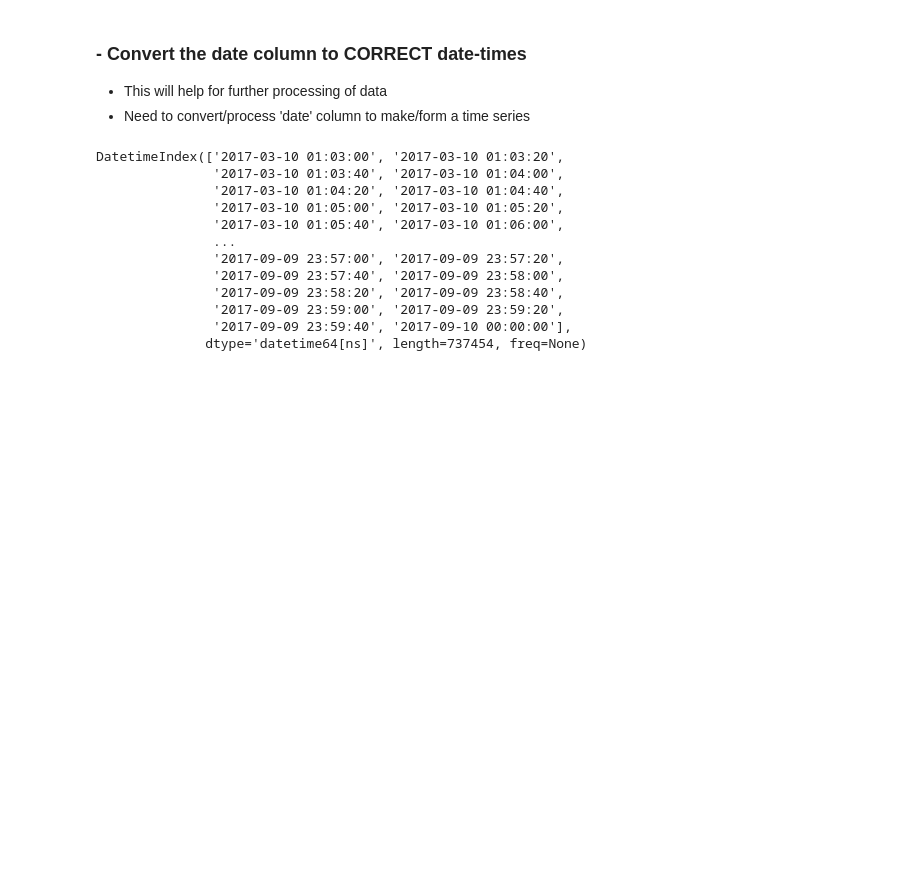
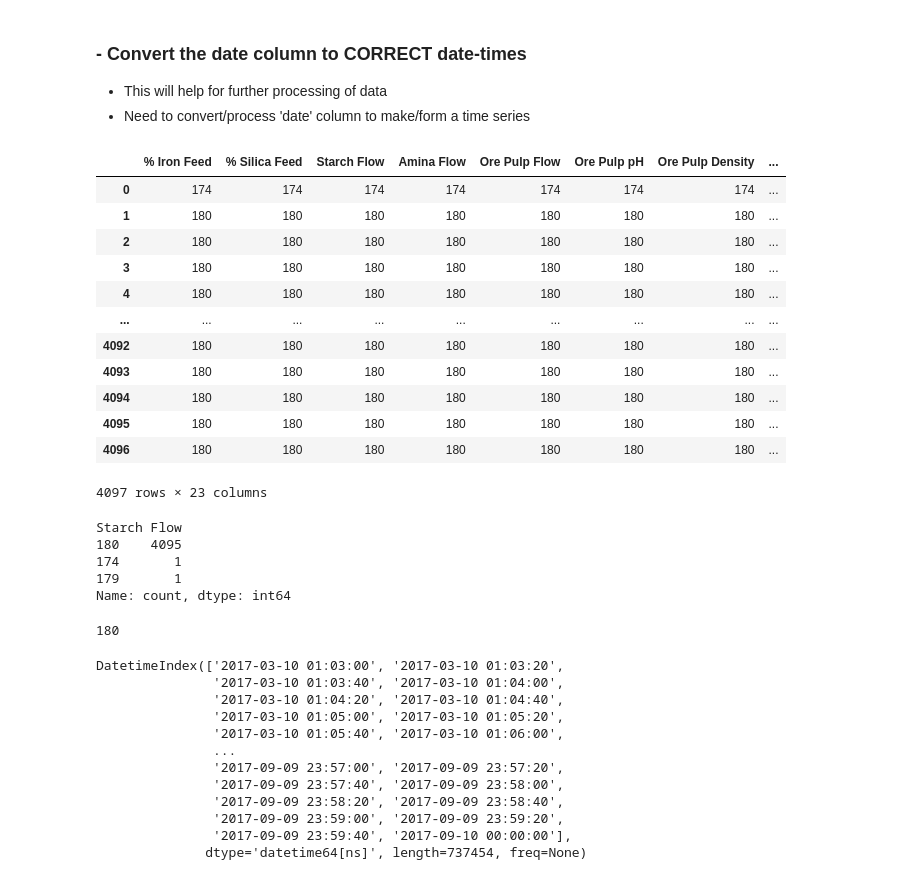
Before and after one commit to aminuldidar/ADAML-Project-Work, a Jupyter notebook: preprocessing_sub.ipynb, the cells around one changed output. Cells and saved outputs as stored; diff of their text form; code cells hidden in the pictures; blank space fills up the shorter version.

Commit message:
"Update on date time and sample frequency count"

```diff
--- a/preprocessing_sub.ipynb
+++ b/preprocessing_sub.ipynb
@@ -68,0 +72,16 @@ df.columns.to_list()
+# %%
+count_df.reset_index(drop=True)
+# %% [output]
+|  | % Iron Feed | % Silica Feed | Starch Flow | Amina Flow | Ore Pulp Flow | Ore Pulp pH | Ore Pulp Density | ... |
+| 0 | 174 | 174 | 174 | 174 | 174 | 174 | 174 | ... |
+| 1 | 180 | 180 | 180 | 180 | 180 | 180 | 180 | ... |
+| 2 | 180 | 180 | 180 | 180 | 180 | 180 | 180 | ... |
+| 3 | 180 | 180 | 180 | 180 | 180 | 180 | 180 | ... |
+| 4 | 180 | 180 | 180 | 180 | 180 | 180 | 180 | ... |
+| ... | ... | ... | ... | ... | ... | ... | ... | ... |
+| 4092 | 180 | 180 | 180 | 180 | 180 | 180 | 180 | ... |
+| 4093 | 180 | 180 | 180 | 180 | 180 | 180 | 180 | ... |
+| 4094 | 180 | 180 | 180 | 180 | 180 | 180 | 180 | ... |
+| 4095 | 180 | 180 | 180 | 180 | 180 | 180 | 180 | ... |
+| 4096 | 180 | 180 | 180 | 180 | 180 | 180 | 180 | ... |
+4097 rows × 23 columns
@@ -68,0 +91,8 @@ df.columns.to_list()
+# %%
+unique_counts
+# %% [output]
+Starch Flow
+180    4095
+174       1
+179       1
+Name: count, dtype: int64
@@ -69 +101,5 @@ df.columns.to_list()
+# %%
+high_freq
+# %% [output]
+180
 # %%
```
Also changed, not shown: parts of 4 cells of this notebook.
